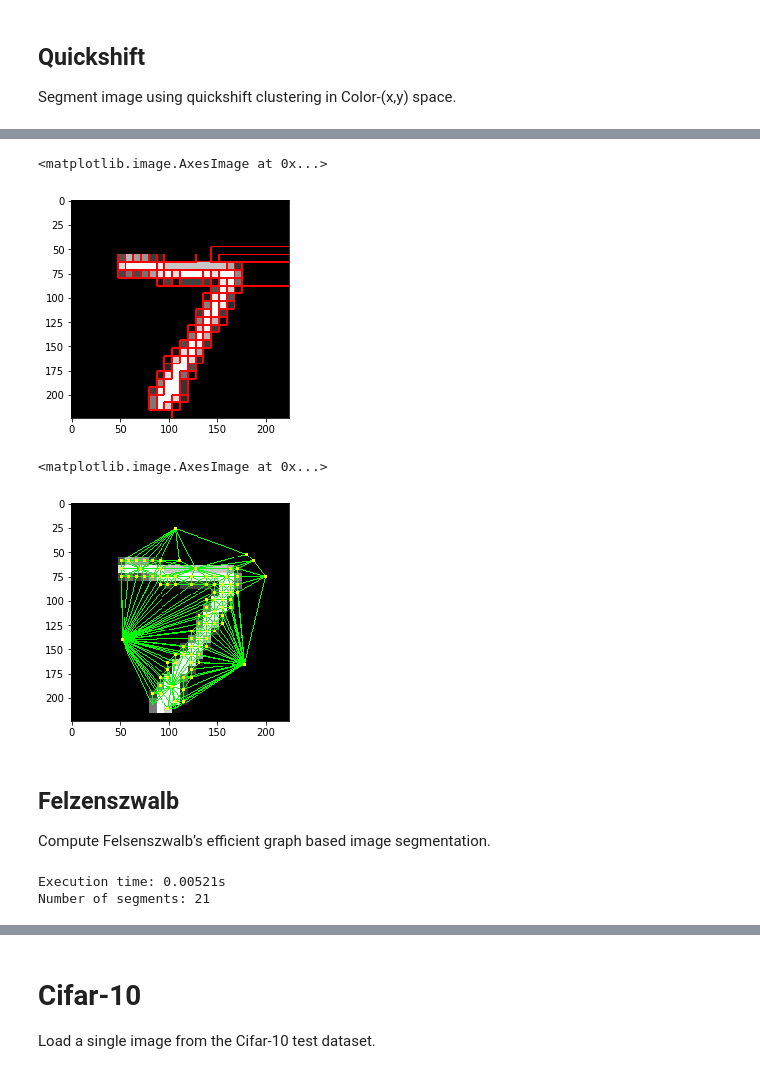
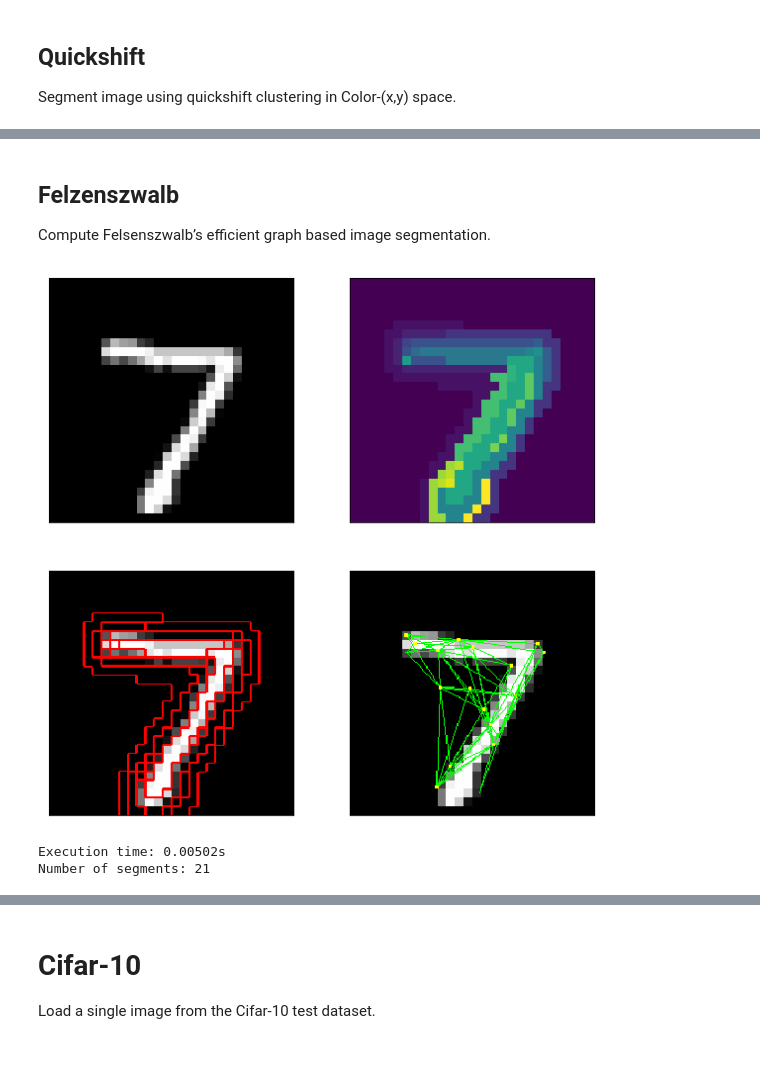
Before and after one commit to rusty1s/embedded_gcnn, a Jupyter notebook: notebooks/superpixel.ipynb, the cells around one changed output, grey strips where cells are left out. Drawn from its saved outputs; the diff is of its cells as text; code cells hidden in the pictures.

```diff
--- a/notebooks/superpixel.ipynb
+++ b/notebooks/superpixel.ipynb
@@ -110,33 +114,20 @@ plt.imshow(seg)
-# %%
-scaled_seg = scale(seg)
-boundaries = segmentation.mark_boundaries(scaled_image, scaled_seg, color=(1, 0, 0))
-plt.imshow(boundaries)
-# %% [output]
-<matplotlib.image.AxesImage at 0x...>
-[figure, removed]
-# %%
-rag = graph.rag_mean_color(scaled_image, scaled_seg)
-out = graph.draw_rag(scaled_seg, rag, scaled_image)
-plt.imshow(out)
-# %% [output]
-<matplotlib.image.AxesImage at 0x...>
-[figure, removed]
 # %% [markdown]
 ## Felzenszwalb
 Compute Felsenszwalb’s efficient graph based image segmentation.
 # %%
 # Higher means larger clusters.
 SCALE = 50
 # Minimum component size. Enforced using postprocessing.
 MIN_SIZE = 1
 # Width of Gaussian kernel used in preprocessing.
 SIGMA = 0
 
 t_start = time.process_time()
-seg = segmentation.felzenszwalb(image, SCALE, MIN_SIZE, SIGMA)
+labels = segmentation.felzenszwalb(image, SCALE, MIN_SIZE, SIGMA)
+duration = time.process_time() - t_start
 
-print('Execution time: {:.5f}s'.format(time.process_time() - t_start))
-print('Number of segments:', np.unique(seg).shape[0])
+showcase_image_segmentation(image, labels, duration)
 # %% [output]
+[figure, added]
-Execution time: 0.00521s
+Execution time: 0.00502s
 Number of segments: 21
```
Also changed, not shown: parts of 24 cells of this notebook, 3 other files.
